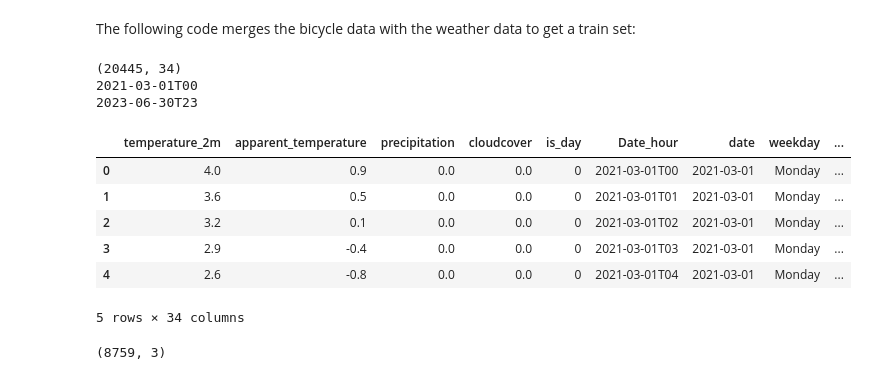
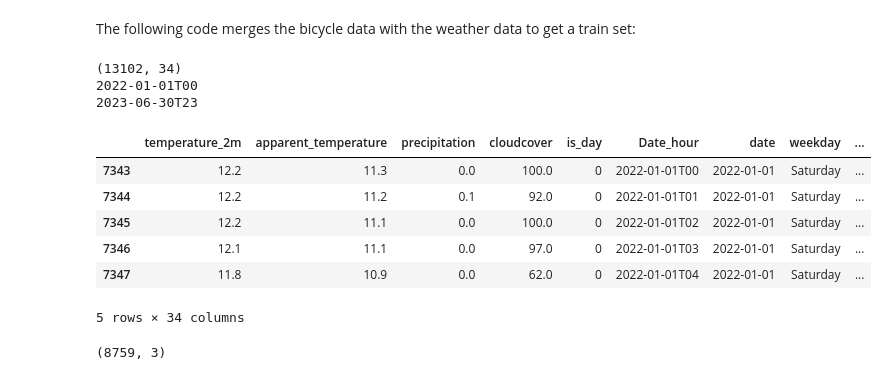
Before and after one commit to Lucmeister55/MLLS_Project1, a Jupyter notebook: project-1-starter-notebook.ipynb, the cells around one changed output. Cells and saved outputs as stored; diff of their text form; code cells hidden in the pictures.

```diff
--- a/project-1-starter-notebook.ipynb
+++ b/project-1-starter-notebook.ipynb
@@ -15,7 +15,16 @@ import datetime
 bicycle_data_2021 = pd.read_csv("input/bicycle-counter-prediction/fietstelpaal-coupure-links-2021-gent.csv", sep = ";")
 bicycle_data_2022 = pd.read_csv("input/bicycle-counter-prediction/fietstelpaal-coupure-links-2022-gent.csv", sep = ";")
 bicycle_data_2023 = pd.read_csv("input/bicycle-counter-prediction/fietstelpaal-coupure-links-2023-gent.csv", sep = ";")
+
+isabellakaai_2021 = pd.read_csv("input/bicycle-counter-prediction/fietstelpaal-isabellakaai-2022-gent.csv", sep = ";")
+isabellakaai_2022 = pd.read_csv("input/bicycle-counter-prediction/fietstelpaal-isabellakaai-2022-gent.csv", sep = ";")
+
 bicycle_data = pd.concat([bicycle_data_2021, bicycle_data_2022, bicycle_data_2023])
+isabellakaai = pd.concat([isabellakaai_2021, isabellakaai_2022])
+
+
+bicycle_data = bicycle_data.merge(isabellakaai, how = "left")
+
 bicycle_data["Date_hour"] = bicycle_data['Ordening'].str.extract(r'^(.*?T\d{2})..')
 bicycle_data = bicycle_data.groupby(['Datum', 'Date_hour'])['Totaal'].sum().reset_index(name ='Totaal')
 print(bicycle_data.shape)
@@ -234,21 +243,21 @@ feature_data.head()
 The following code merges the bicycle data with the weather data to get a train set:
 # %%
 all_data = feature_data.merge(bicycle_data, on = "Date_hour")
-train_data = all_data[all_data["Date_hour"] < min(test_rawdata["Date_hour"])]
+train_data = all_data[(all_data["Date_hour"] < min(test_rawdata["Date_hour"])) & (all_data["Date_hour"] > "2022")]
 print(train_data.shape)
 print(min(train_data["Date_hour"]))
 print(max(train_data["Date_hour"]))
 train_data.head()
 # %% [output]
-(20445, 34)
-2021-03-01T00
+(13102, 34)
+2022-01-01T00
 2023-06-30T23
 |  | temperature_2m | apparent_temperature | precipitation | cloudcover | is_day | Date_hour | date | weekday | ... |
-| 0 | 4.0 | 0.9 | 0.0 | 0.0 | 0 | 2021-03-01T00 | 2021-03-01 | Monday | ... |
-| 1 | 3.6 | 0.5 | 0.0 | 0.0 | 0 | 2021-03-01T01 | 2021-03-01 | Monday | ... |
-| 2 | 3.2 | 0.1 | 0.0 | 0.0 | 0 | 2021-03-01T02 | 2021-03-01 | Monday | ... |
-| 3 | 2.9 | -0.4 | 0.0 | 0.0 | 0 | 2021-03-01T03 | 2021-03-01 | Monday | ... |
-| 4 | 2.6 | -0.8 | 0.0 | 0.0 | 0 | 2021-03-01T04 | 2021-03-01 | Monday | ... |
+| 7343 | 12.2 | 11.3 | 0.0 | 100.0 | 0 | 2022-01-01T00 | 2022-01-01 | Saturday | ... |
+| 7344 | 12.2 | 11.2 | 0.1 | 92.0 | 0 | 2022-01-01T01 | 2022-01-01 | Saturday | ... |
+| 7345 | 12.2 | 11.1 | 0.0 | 100.0 | 0 | 2022-01-01T02 | 2022-01-01 | Saturday | ... |
+| 7346 | 12.1 | 11.1 | 0.0 | 97.0 | 0 | 2022-01-01T03 | 2022-01-01 | Saturday | ... |
+| 7347 | 11.8 | 10.9 | 0.0 | 62.0 | 0 | 2022-01-01T04 | 2022-01-01 | Saturday | ... |
 5 rows × 34 columns
 # %%
 bicycle_data_2022["Date_hour"] = bicycle_data_2022['Ordening'].str.extract(r'^(.*?T\d{2})..')
```
Also changed, not shown: parts of 13 cells of this notebook, 9 other files.
